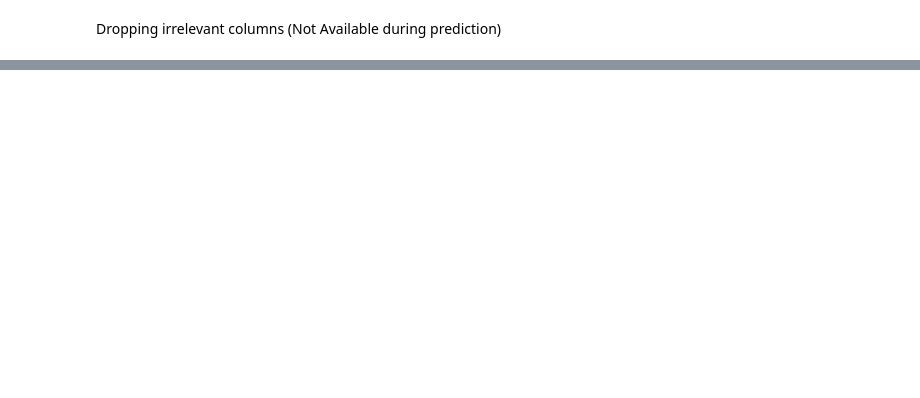
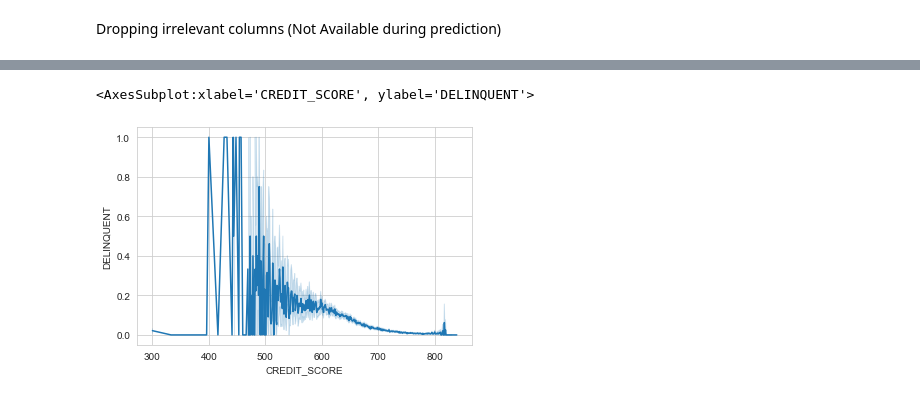
Before and after one commit to Tejasva99/dsProject, a Jupyter notebook: Loan Deliquency/Deliquency_classification.ipynb, the cells around one changed output, grey strips where cells are left out. Cells and saved outputs as stored; diff of their text form; code cells hidden in the pictures; blank space fills up the shorter version.

```diff
--- a/Loan Deliquency/Deliquency_classification.ipynb
+++ b/Loan Deliquency/Deliquency_classification.ipynb
@@ -58 +132,6 @@ df.FIRST_TIME_HOMEBUYER_FLAG.value_counts()
+# %%
+sns.lineplot(x='CREDIT_SCORE',y='DELINQUENT',data=df)
+# %% [output]
+<AxesSubplot:xlabel='CREDIT_SCORE', ylabel='DELINQUENT'>
+[figure, added]
 # %%
```
Also changed, not shown: parts of 54 cells of this notebook.
